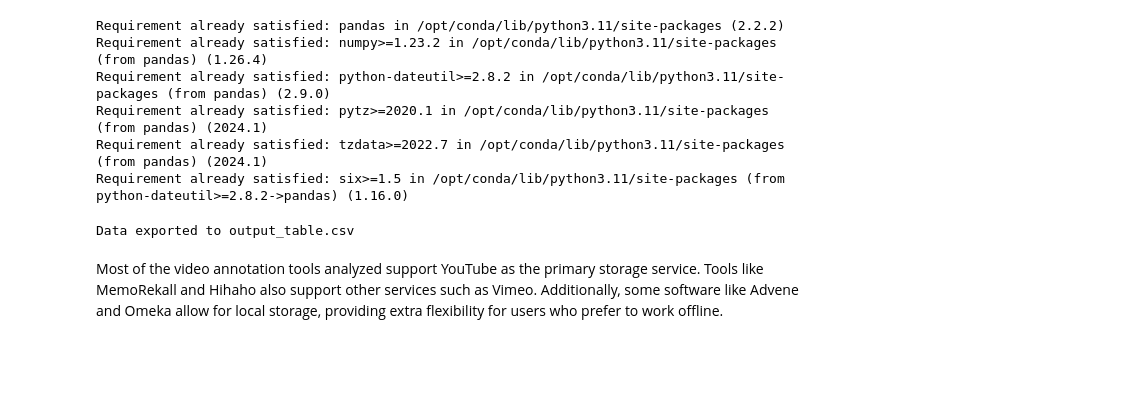
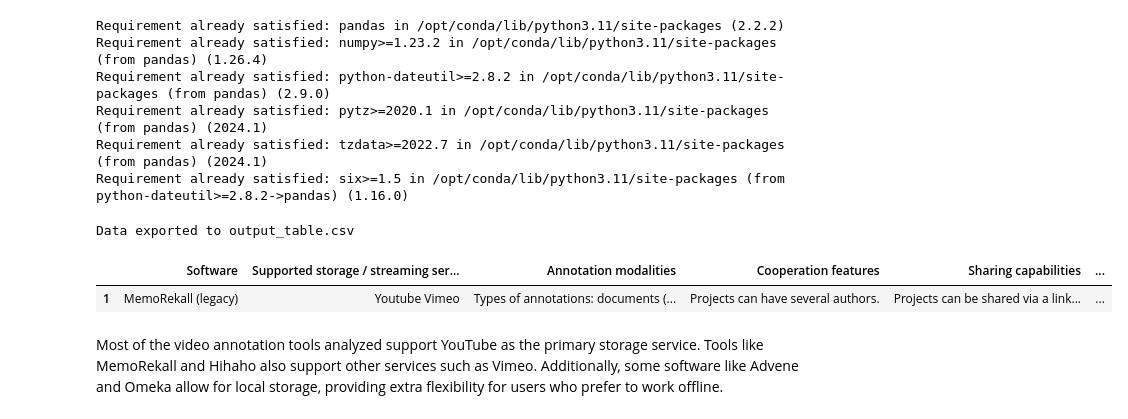
Before and after one commit to memerchik/8X2RX68Qavxr, a Jupyter notebook: article.ipynb, the cells around one changed output. Drawn from its saved outputs; the diff is of its cells as text; code cells hidden in the pictures; blank space fills up the shorter version.

Commit message:
update
- delete markdown table
- export as csv
- test: create as dataframe from scratch
- tag

```diff
--- a/article.ipynb
+++ b/article.ipynb
@@ -207,6 +152,43 @@ df.to_csv('output_table.csv', index=False)
 print("Data exported to output_table.csv")
 # %% [output]
 Data exported to output_table.csv
+# %%
+import pandas as pd
+from IPython.display import HTML
+
+# Define the columns
+columns = [
+    "Software", "Supported storage / streaming services",
+    "Annotation modalities", "Cooperation features", "Sharing capabilities",
+    "Interoperability", "Extensibility", "Local vs. online usage",
+    "Business model", "Governance"
+]
+
+# Define the data (rows), including lists and hyperlinks
+data = [
+    ["<a href='https://website1.com'>MemoRekall</a> (legacy)",
+     "<ul><li>Youtube</li><li>Vimeo</li></ul>",
+     "Types of annotations: documents (pdf, image, etc); text; urls. Annotations have metadata, can control the speed of video playback",
+     "Projects can have several authors.",
+     "<ul><li>Projects can be shared via a link,</li> <li>embedded in a website,</li> <li>or saved to XML</li></ul>",
+     "Projects exported as XML file.",
+     "-",
+     "Online storage with HumaNum. XML files can be stored locally but no way of uploading downloaded XML files.",
+     "Open source, free to use. Account required.",
+     "Project led by Clarisse Bardiot, Université Rennes 2."],
+]
+
+# Create the DataFrame
+df = pd.DataFrame(data, columns=columns)
+
+# Reindex to start from 1
+df.index = df.index + 1
+
+# Display the DataFrame with formatted HTML (to keep links clickable and lists working)
+HTML(df.to_html(escape=False))
+# %% [output]
+|  | Software | Supported storage / streaming ser... | Annotation modalities | Cooperation features | Sharing capabilities | ... |
+| 1 | MemoRekall (legacy) | Youtube Vimeo | Types of annotations: documents (... | Projects can have several authors. | Projects can be shared via a link... | ... |
 # %% [markdown]
 Most of the video annotation tools analyzed support YouTube as the primary storage service. Tools like MemoRekall and Hihaho also support other services such as Vimeo. Additionally, some software like Advene and Omeka allow for local storage, providing extra flexibility for users who prefer to work offline.
 # %% [markdown]
```
Also changed, not shown: parts of 1 cell of this notebook.
